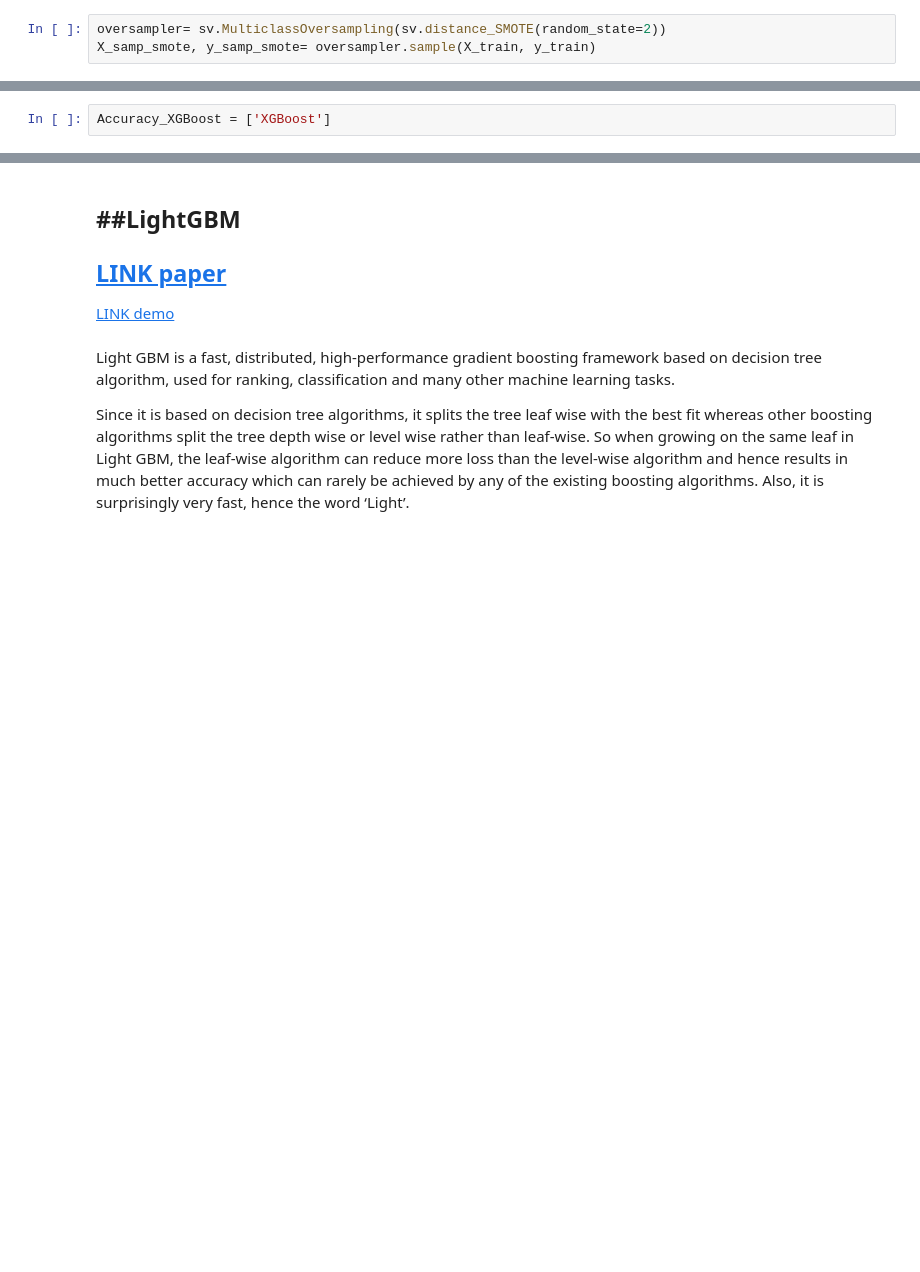
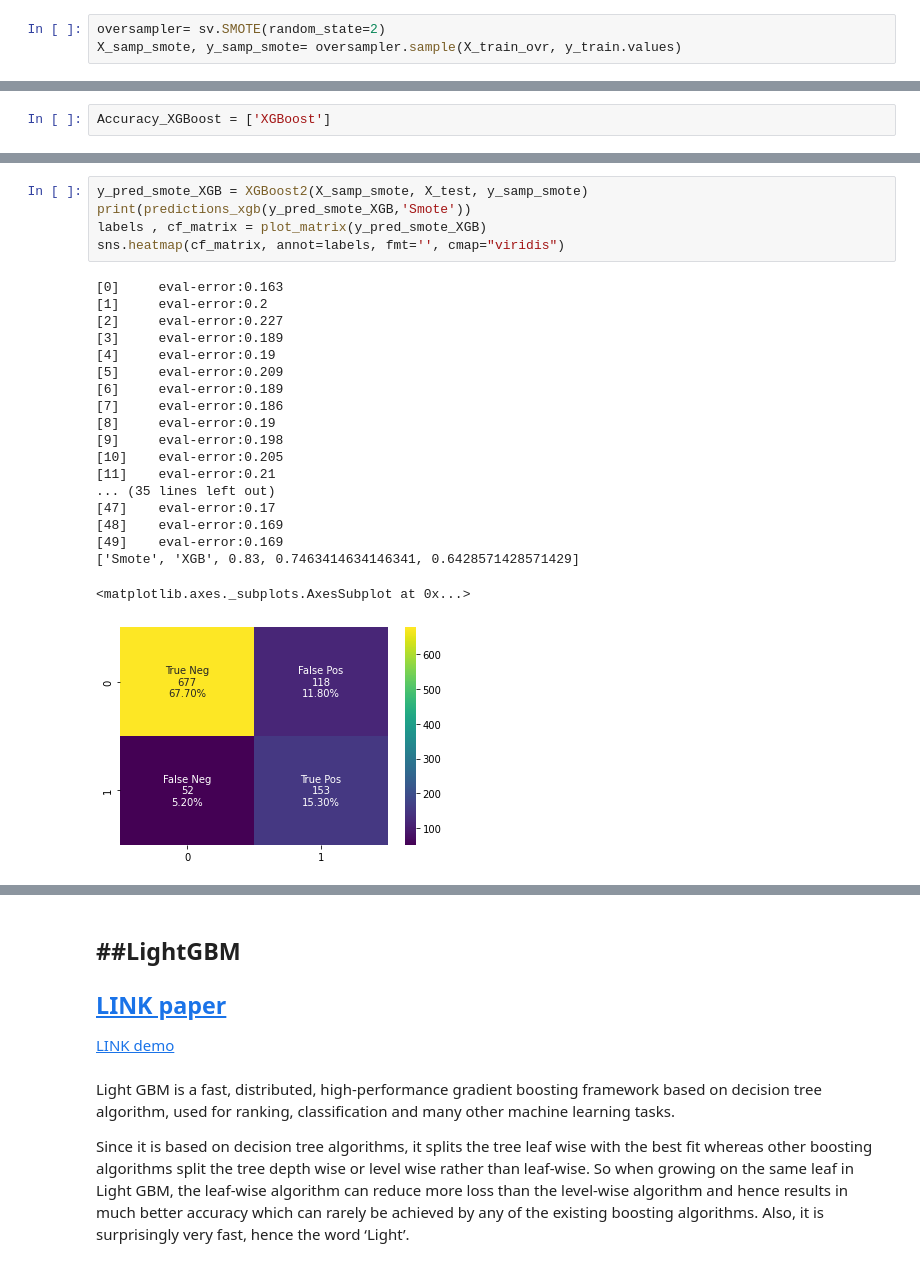
Before and after one commit to Ljmarcer/Smote_Variants, a Jupyter notebook: Smote_Variants_Classifier.ipynb, the cells around one changed output, grey strips where cells are left out. Cells and saved outputs as stored; diff of their text form; blank space fills up the shorter version.

```diff
--- a/Smote_Variants_Classifier.ipynb
+++ b/Smote_Variants_Classifier.ipynb
@@ -219,4 +333,4 @@ in *Smote Distance* the minority class is over-sampled by taking eachminority cl
 # %%
-oversampler= sv.MulticlassOversampling(sv.distance_SMOTE(random_state=2))
-X_samp_smote, y_samp_smote= oversampler.sample(X_train, y_train)
+oversampler= sv.SMOTE(random_state=2)
+X_samp_smote, y_samp_smote= oversampler.sample(X_train_ovr, y_train.values)
 # %% [output]
@@ -447,0 +636,25 @@ Accuracy_list
+# %%
+y_pred_smote_XGB = XGBoost2(X_samp_smote, X_test, y_samp_smote)
+print(predictions_xgb(y_pred_smote_XGB,'Smote'))
+labels , cf_matrix = plot_matrix(y_pred_smote_XGB)
+sns.heatmap(cf_matrix, annot=labels, fmt='', cmap="viridis")
+# %% [output]
+[0]     eval-error:0.163
+[1]     eval-error:0.2
+[2]     eval-error:0.227
+[3]     eval-error:0.189
+[4]     eval-error:0.19
+[5]     eval-error:0.209
+[6]     eval-error:0.189
+[7]     eval-error:0.186
+[8]     eval-error:0.19
+[9]     eval-error:0.198
+[10]    eval-error:0.205
+[11]    eval-error:0.21
+... (35 lines left out)
+[47]    eval-error:0.17
+[48]    eval-error:0.169
+[49]    eval-error:0.169
+['Smote', 'XGB', 0.83, 0.7463414634146341, 0.6428571428571429]
+<matplotlib.axes._subplots.AxesSubplot at 0x...>
+[figure, added]
```
Also changed, not shown: parts of 177 cells of this notebook.
